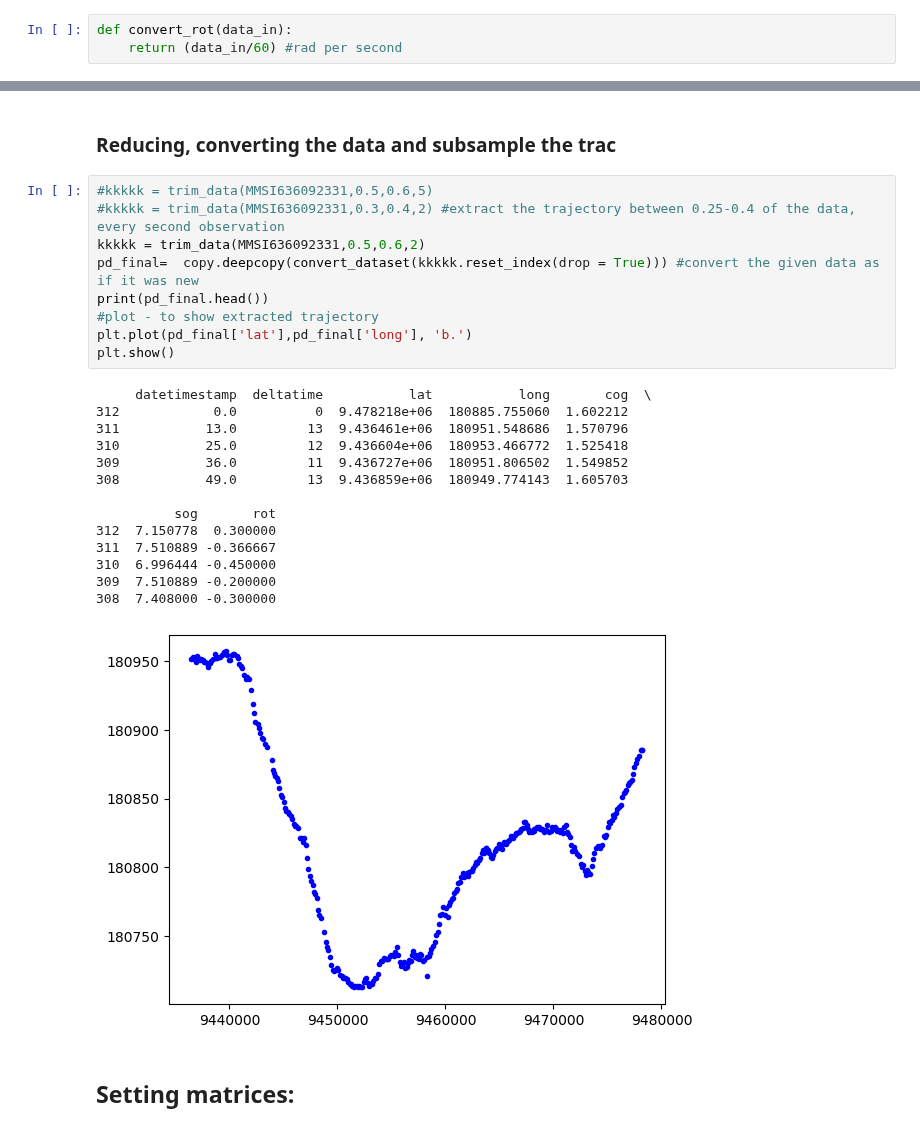
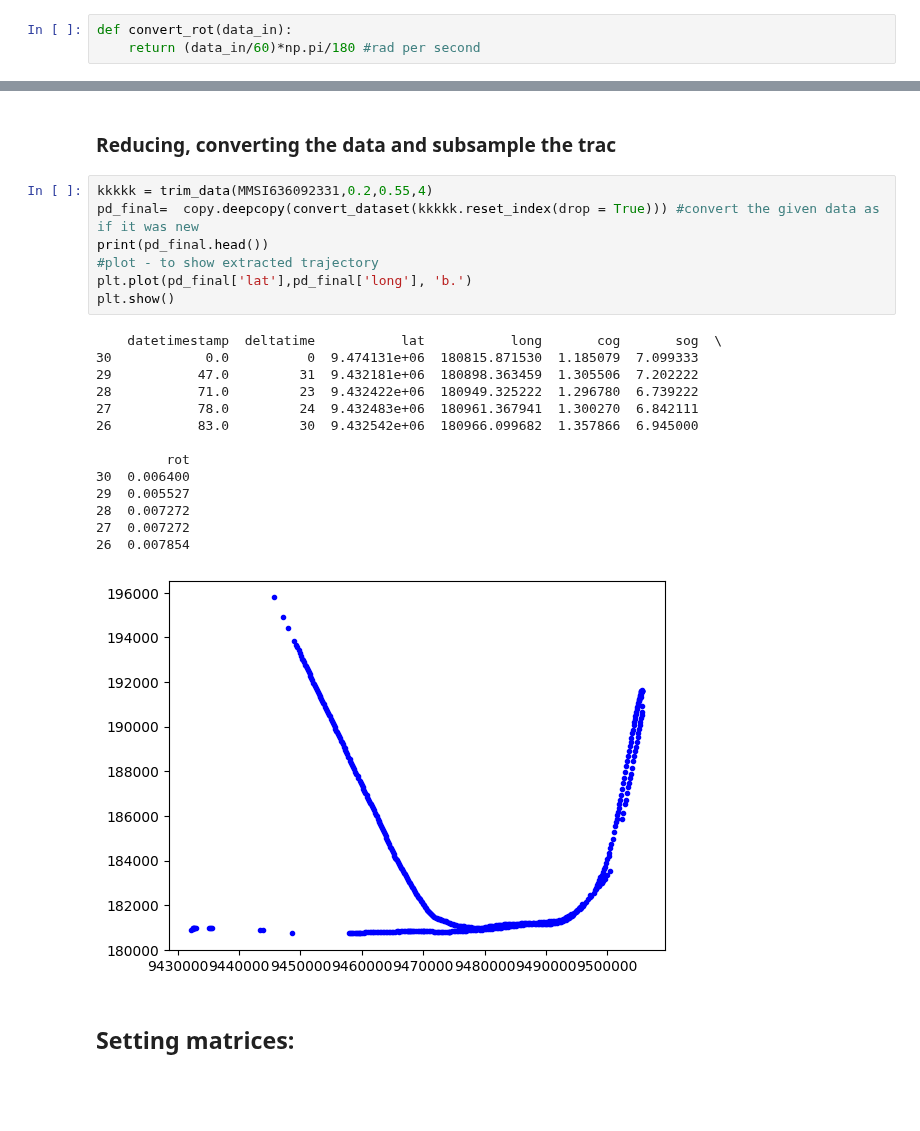
Before and after one commit to cnburger/AIS_KalmanFilter, a Jupyter notebook: SubsamplingTrajectory.ipynb, the cells around one changed output, grey strips where cells are left out. Saved outputs shown, nothing was run; the diff lists cells and outputs as text; blank space fills up the shorter version.

```diff
--- a/SubsamplingTrajectory.ipynb
+++ b/SubsamplingTrajectory.ipynb
@@ -37,7 +37,7 @@ def convert_cog(data_in):
     return data_in*np.pi/180 #convert to radians
 # %%
 def convert_rot(data_in):
-    return (data_in/60) #rad per second
+    return (data_in/60)*np.pi/180 #rad per second
 # %%
 def convert_sog(data_in):
     return data_in*0.5144444444 #meter per second
@@ -228,29 +202,27 @@ covar: -237917.09644537704
 # %% [markdown]
 ### Reducing, converting the data and subsample the trac
 # %%
-#kkkkk = trim_data(MMSI636092331,0.5,0.6,5)
-#kkkkk = trim_data(MMSI636092331,0.3,0.4,2) #extract the trajectory between 0.25-0.4 of the data, every second observation
-kkkkk = trim_data(MMSI636092331,0.5,0.6,2)
+kkkkk = trim_data(MMSI636092331,0.2,0.55,4)
 pd_final=  copy.deepcopy(convert_dataset(kkkkk.reset_index(drop = True))) #convert the given data as if it was new
 print(pd_final.head())
 #plot - to show extracted trajectory
 plt.plot(pd_final['lat'],pd_final['long'], 'b.')
 plt.show()
 # %% [output]
-     datetimestamp  deltatime           lat           long       cog  \
-312            0.0          0  9.478218e+06  180885.755060  1.602212
-311           13.0         13  9.436461e+06  180951.548686  1.570796
-310           25.0         12  9.436604e+06  180953.466772  1.525418
-309           36.0         11  9.436727e+06  180951.806502  1.549852
-308           49.0         13  9.436859e+06  180949.774143  1.605703
+    datetimestamp  deltatime           lat           long       cog       sog  \
+30            0.0          0  9.474131e+06  180815.871530  1.185079  7.099333
+29           47.0         31  9.432181e+06  180898.363459  1.305506  7.202222
+28           71.0         23  9.432422e+06  180949.325222  1.296780  6.739222
+27           78.0         24  9.432483e+06  180961.367941  1.300270  6.842111
+26           83.0         30  9.432542e+06  180966.099682  1.357866  6.945000
 
-          sog       rot
-312  7.150778  0.300000
-311  7.510889 -0.366667
-310  6.996444 -0.450000
-309  7.510889 -0.200000
-308  7.408000 -0.300000
+         rot
+30  0.006400
+29  0.005527
+28  0.007272
+27  0.007272
+26  0.007854
-[figure, old version]
+[figure, new version]
 # %% [markdown]
 ## Setting matrices:
 # %% [markdown]
```
Also changed, not shown: parts of 12 cells of this notebook.
